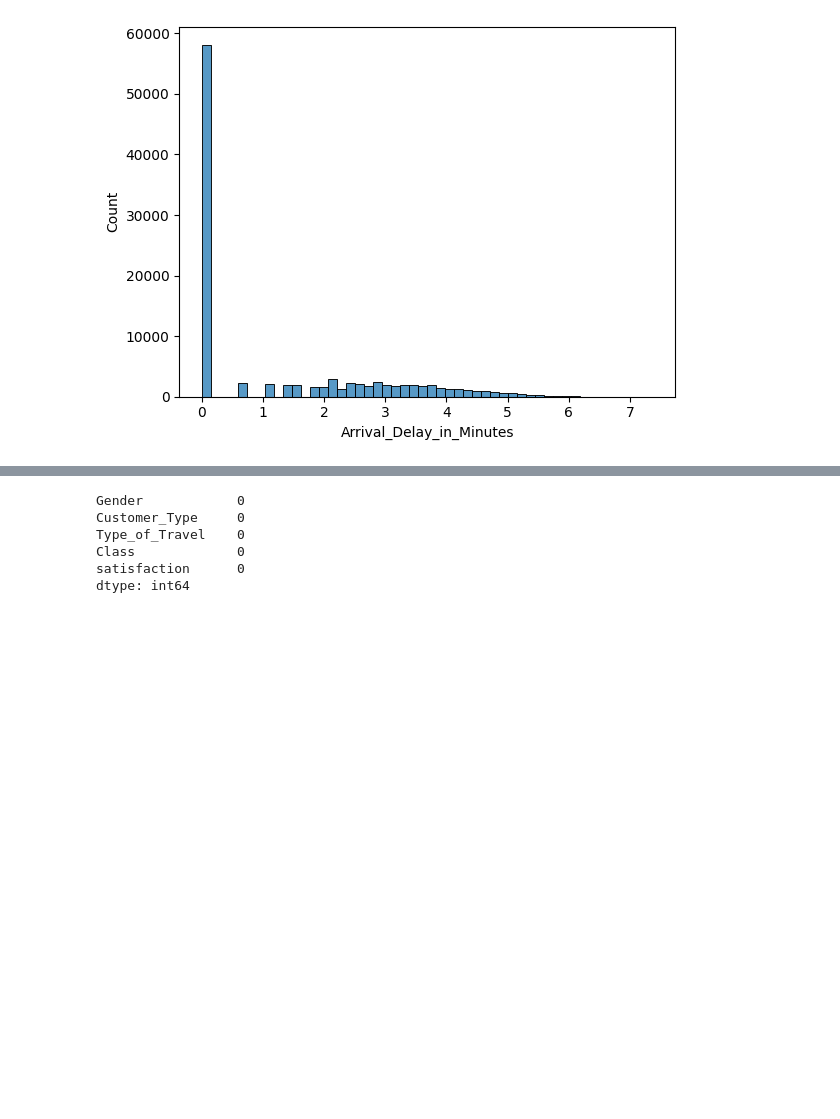
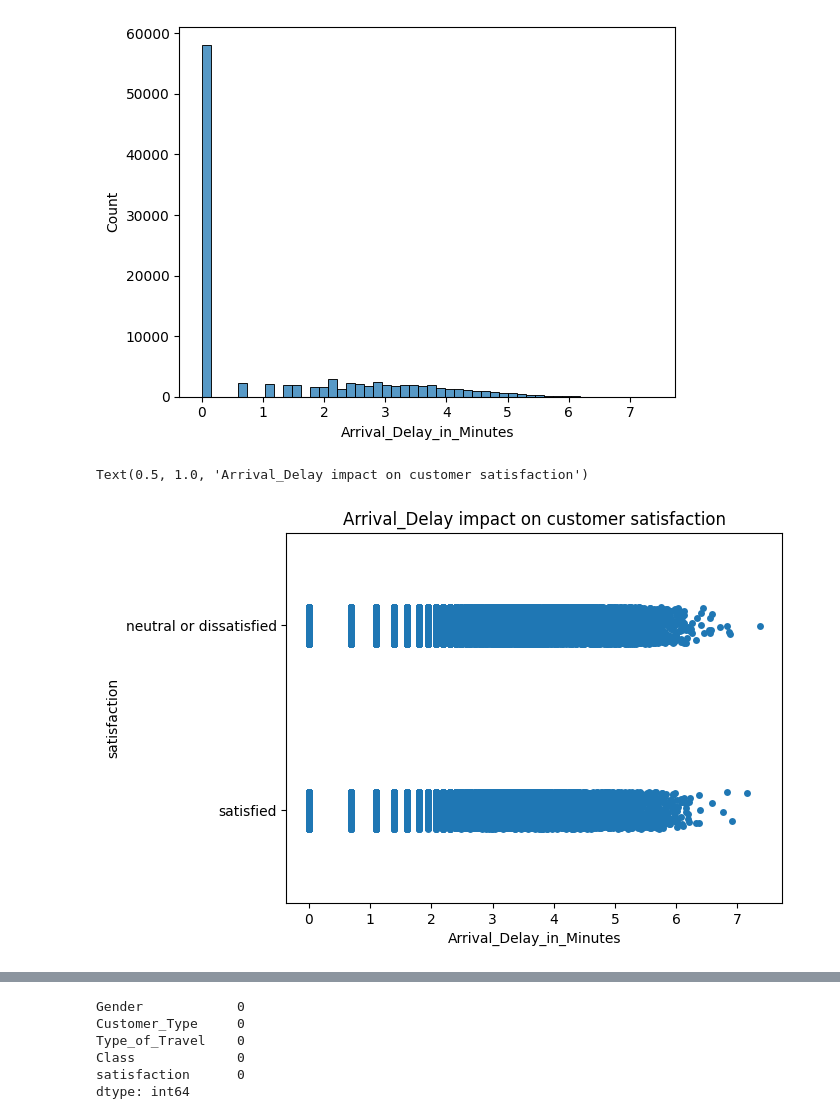
Before and after one commit to sjfjawe/Airline-Customer-Satisfaction-Prediction, a Jupyter notebook: notebook.ipynb, the cells around one changed output, grey strips where cells are left out. Drawn from its saved outputs; the diff is of its cells as text; code cells hidden in the pictures; blank space fills up the shorter version.

```diff
--- a/notebook.ipynb
+++ b/notebook.ipynb
@@ -155,3 +157,9 @@ sns.histplot(df_train.Arrival_Delay_in_Minutes, bins=50)
 # %% [output]
 <Axes: xlabel='Arrival_Delay_in_Minutes', ylabel='Count'>
 [figure]
+# %%
+sns.stripplot(x=df_train['Arrival_Delay_in_Minutes'], y=df_train['satisfaction'])
+plt.title('Arrival_Delay impact on customer satisfaction')
+# %% [output]
+Text(0.5, 1.0, 'Arrival_Delay impact on customer satisfaction')
+[figure, added]
```
Also changed, not shown: parts of 21 cells of this notebook.
